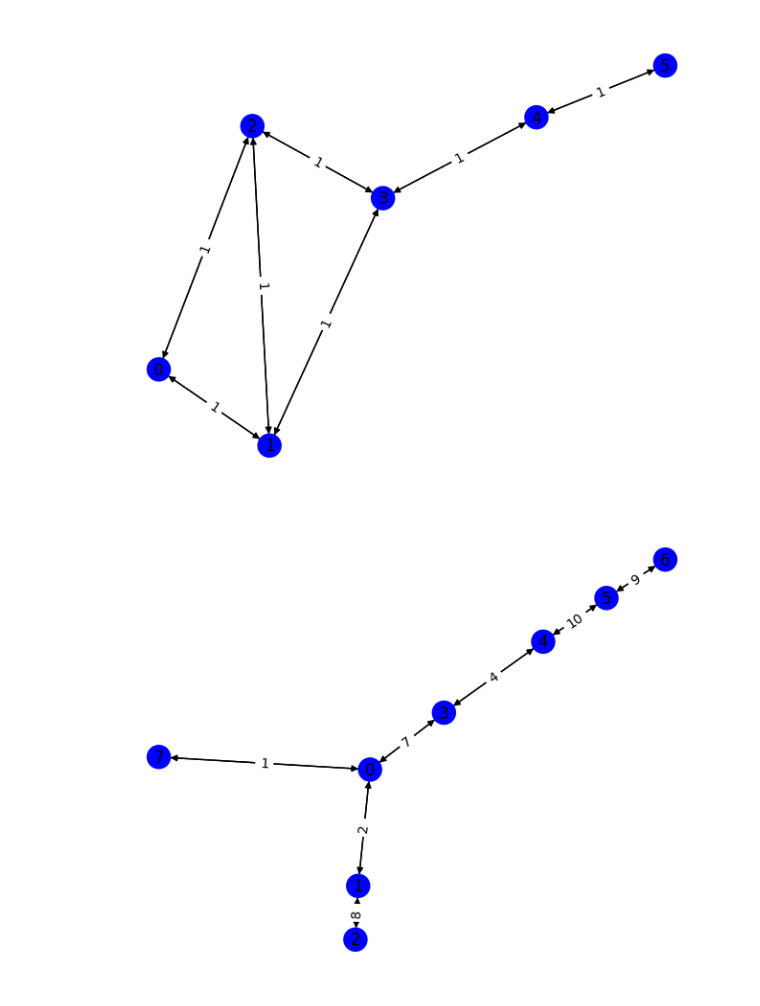
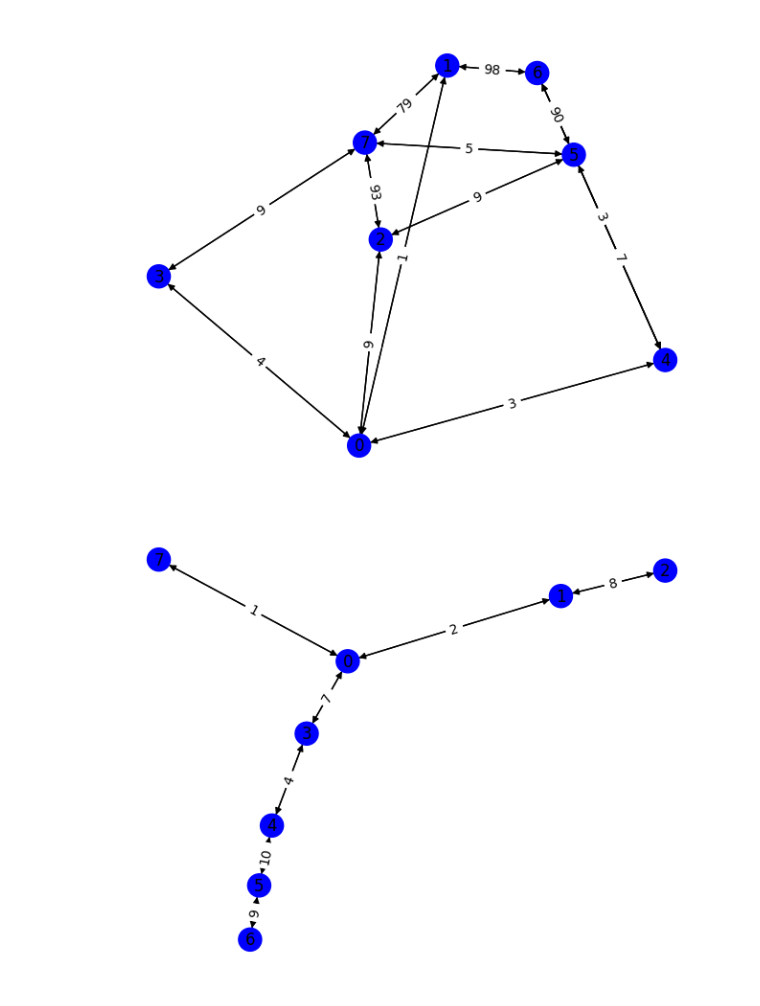
Before and after one commit to fidelMB/advanced-algorithms-TC2038.607, a Jupyter notebook: grafos/welsh_powell_kruskal/plot_grafo.ipynb, the cells around one changed output. Drawn from its saved outputs; the diff is of its cells as text; code cells hidden in the pictures.

```diff
--- a/grafos/welsh_powell_kruskal/plot_grafo.ipynb
+++ b/grafos/welsh_powell_kruskal/plot_grafo.ipynb
@@ -67,33 +67,33 @@ def generateGraphPlot(graphFilename, source = None):
 
 
         line = graphTxt.readline()
 
         rowNo+= 1
 
     pos = nx.spring_layout(G)
 
     color_map = []
 
     if (source == None):
         for node in G:
             color_map.append('blue')
     else:
 
         for node in G:
             if node == source:
                 color_map.append('red')
             else:
                 color_map.append('blue')
 
 
     nx.draw(G, pos, with_labels=True, node_color = color_map)
 
     labels = nx.get_edge_attributes(G, 'weight')
     nx.draw_networkx_edge_labels(G, pos, edge_labels=labels)
     plt.show()
 
-generateGraphPlot("grafo_conexo_ponderado2.txt")
+generateGraphPlot("grafo_conexo_ponderado.txt")
 generateGraphPlot("MST_kruskal.txt")
 # %% [output]
-[figure, old version]
+[figure, new version]
-[figure, old version]
+[figure, new version]
```
Also changed, not shown: 4 other files.
